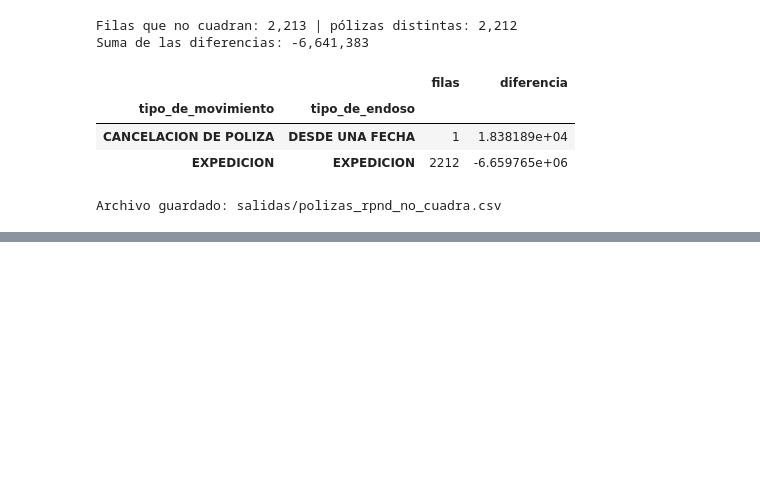
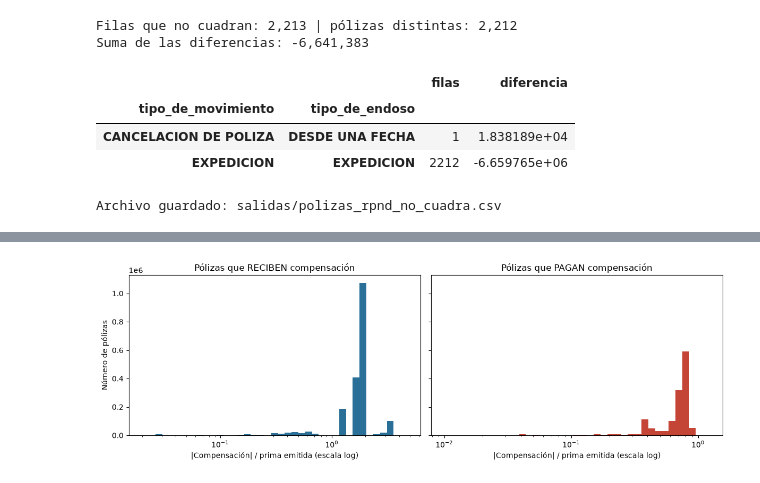
Before and after one commit to eagomezm1989/trabajo-final-bigdata-soat, a Jupyter notebook: 01_eda.ipynb, the cells around one changed output, grey strips where cells are left out. Saved outputs shown, nothing was run; the diff lists cells and outputs as text; code cells hidden in the pictures; blank space fills up the shorter version.

```diff
--- a/01_eda.ipynb
+++ b/01_eda.ipynb
@@ -621,0 +783,34 @@ cliente.close(); cluster.close()
+# %%
+# Grupo de cada póliza: 1 = recibe, -1 = paga, 0 = sin compensación
+ddf["signo_comp"] = (ddf["imp_comp_soat"] > 0).astype(int) - (ddf["imp_comp_soat"] < 0).astype(int)
+
+resumen_comp = ddf.groupby("signo_comp").agg(
+    polizas=("imp_comp_soat", "count"),
+    compensacion=("imp_comp_soat", "sum"),
+    prima=("primas_emitidas_moneda_emision", "sum"),
+    rpnd=("rpnd_retenida", "sum"),
+    comp_en_rpnd=("parte_comp_rpnd", "sum"),
+).compute()
+resumen_comp.index = resumen_comp.index.map({1: "Recibe", -1: "Paga", 0: "Sin compensación"})
+resumen_comp["pct_polizas"] = (resumen_comp["polizas"] / resumen_comp["polizas"].sum() * 100).round(1)
+resumen_comp["comp_sobre_prima"] = (resumen_comp["compensacion"] / resumen_comp["prima"]).round(3)
+resumen_comp["prima_promedio"] = (resumen_comp["prima"] / resumen_comp["polizas"]).round(0)
+display(resumen_comp)
+
+# Distribución en escala logarítmica: las que reciben y las que pagan (en valor absoluto)
+vc = ddf["pct_comp"].round(2).value_counts().compute()
+recibe, paga = vc[vc.index > 0], vc[vc.index < 0]
+paga.index = -paga.index
+
+fig, axes = plt.subplots(1, 2, figsize=(12, 4), sharey=True)
+for ax, datos, titulo, color in [(axes[0], recibe, "Pólizas que RECIBEN compensación", "#2a6f97"),
+                                 (axes[1], paga, "Pólizas que PAGAN compensación", "#c44536")]:
+    bins = np.logspace(np.log10(datos.index.min()), np.log10(datos.index.max()), 40)
+    ax.hist(datos.index, bins=bins, weights=datos.values, color=color)
+    ax.set_xscale("log")
+    ax.set_title(titulo)
+    ax.set_xlabel("|Compensación| / prima emitida (escala log)")
+axes[0].set_ylabel("Número de pólizas")
+plt.tight_layout()
+plt.show()
+# %% [output]
@@ -621,0 +822 @@ cliente.close(); cluster.close()
+[figure, added]
```
Also changed, not shown: parts of 22 cells of this notebook, 2 other files.
